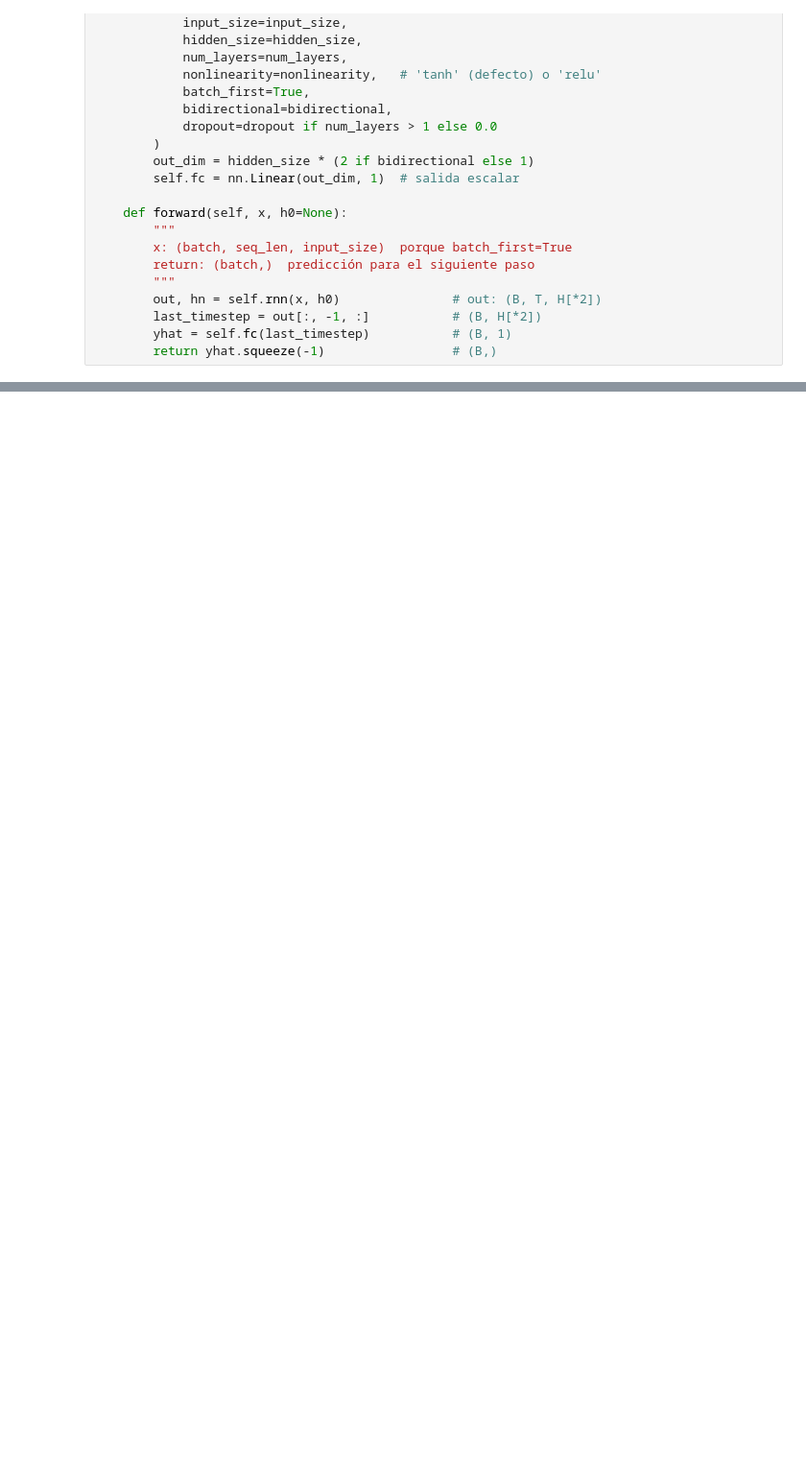
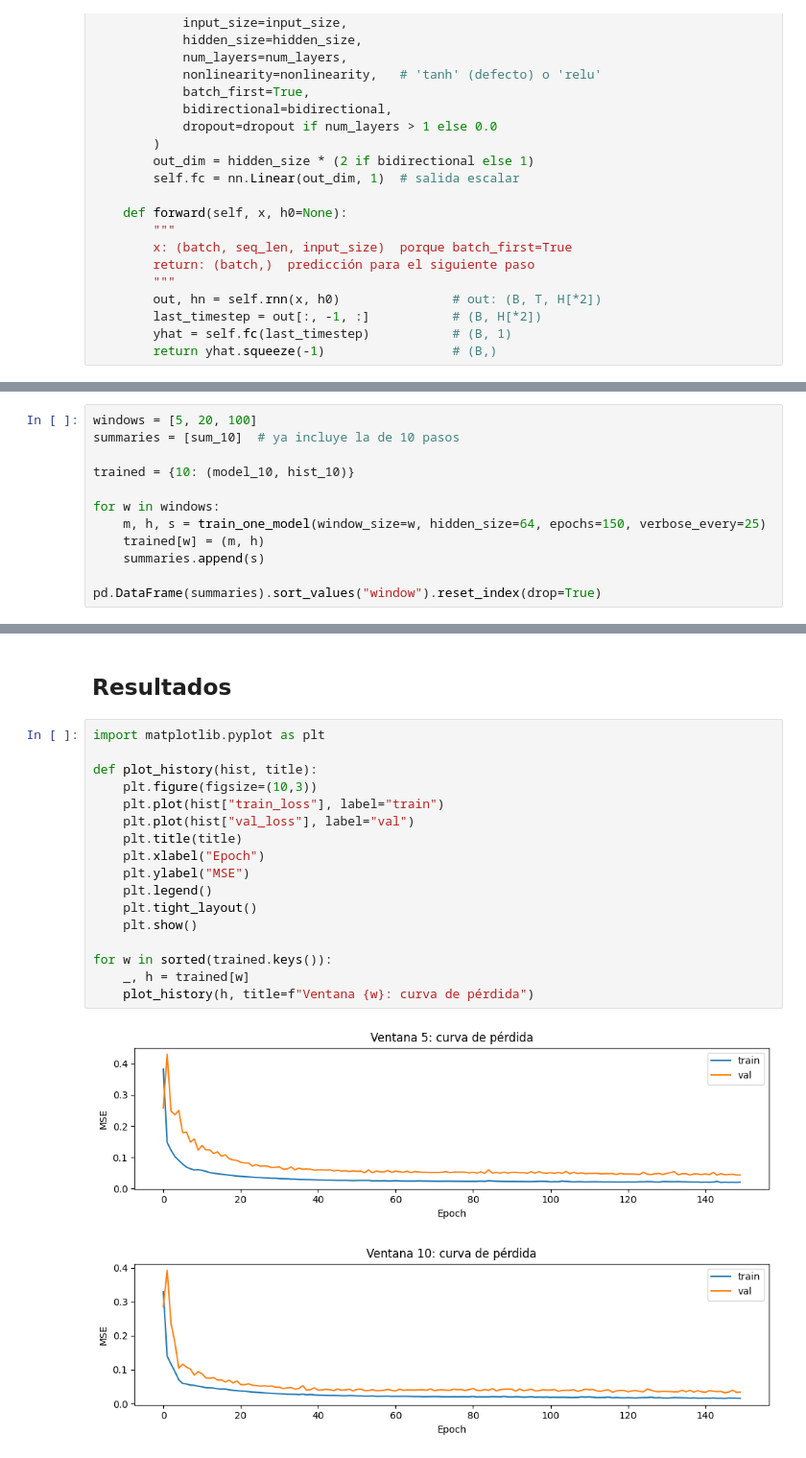
Before and after one commit to Hayser8/Lab5deep, a Jupyter notebook: lab5.ipynb, the cells around one changed output, grey strips where cells are left out. Shown at 96% size. Drawn from its saved outputs; the diff is of its cells as text; blank space fills up the shorter version.

```diff
--- a/lab5.ipynb
+++ b/lab5.ipynb
@@ -346,0 +349,12 @@ sum_10
+# %%
+windows = [5, 20, 100]
+summaries = [sum_10]  # ya incluye la de 10 pasos
+
+trained = {10: (model_10, hist_10)}
+
+for w in windows:
+    m, h, s = train_one_model(window_size=w, hidden_size=64, epochs=150, verbose_every=25)
+    trained[w] = (m, h)
+    summaries.append(s)
+
+pd.DataFrame(summaries).sort_values("window").reset_index(drop=True)
@@ -346,0 +384,22 @@ sum_10
+# %% [markdown]
+## **Resultados**
+# %%
+import matplotlib.pyplot as plt
+
+def plot_history(hist, title):
+    plt.figure(figsize=(10,3))
+    plt.plot(hist["train_loss"], label="train")
+    plt.plot(hist["val_loss"], label="val")
+    plt.title(title)
+    plt.xlabel("Epoch")
+    plt.ylabel("MSE")
+    plt.legend()
+    plt.tight_layout()
+    plt.show()
+
+for w in sorted(trained.keys()):
+    _, h = trained[w]
+    plot_history(h, title=f"Ventana {w}: curva de pérdida")
+# %% [output]
+[figure, added]
+[figure, added]
```
Also changed, not shown: parts of 4 cells of this notebook.
